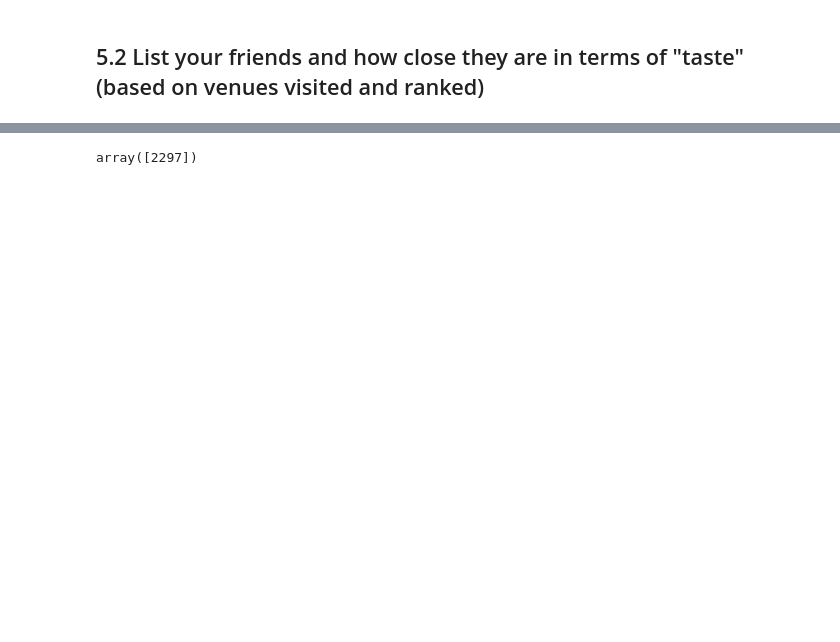
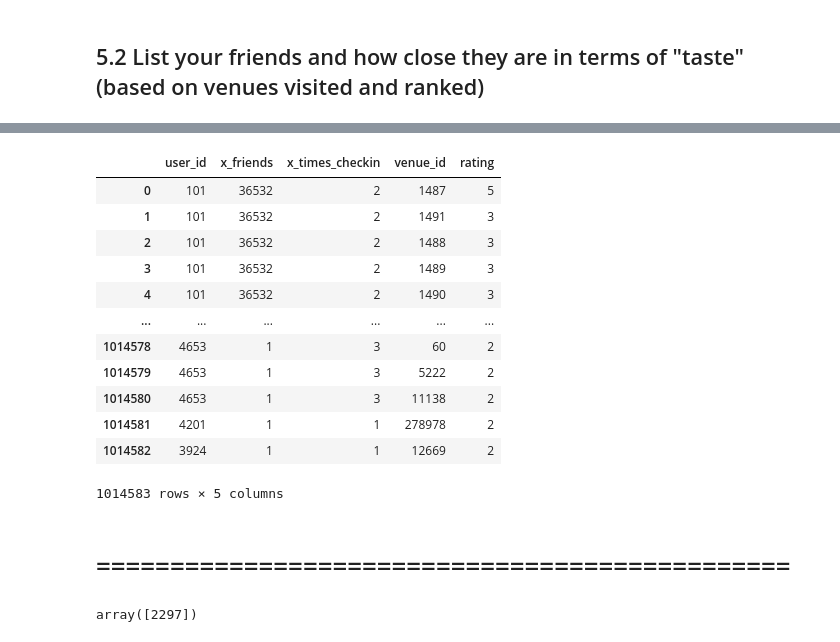
Before and after one commit to stefanauwyang/ml-engineer, a Jupyter notebook: ML-Engineer-Notebook.ipynb, the cells around one changed output, grey strips where cells are left out. Cells and saved outputs as stored; diff of their text form; code cells hidden in the pictures; blank space fills up the shorter version.

```diff
--- a/ML-Engineer-Notebook.ipynb
+++ b/ML-Engineer-Notebook.ipynb
@@ -655,2 +667,7 @@ plt.show()
 # %% [markdown]
 ## 5.2 List your friends and how close they are in terms of "taste" (based on venues visited and ranked)
+# %%
+# Users most social and has ever check in before
+users_social_checkins = users_social.merge(users_checkins, left_on='first_user_id', right_on='user_id')
+users_social_checkins = users_social_checkins[['user_id', 'x_friends', 'x_times_checkin']]
+users_social_checkins
@@ -656,0 +709,19 @@ plt.show()
+# %%
+# Merge with ratings users gave to each venues
+data = users_social_checkins.merge(venue_rating_by_user, left_on='user_id', right_on='user_id')
+data['rating'] = data['rating'].astype(int)
+data
+# %% [output]
+|  | user_id | x_friends | x_times_checkin | venue_id | rating |
+| 0 | 101 | 36532 | 2 | 1487 | 5 |
+| 1 | 101 | 36532 | 2 | 1491 | 3 |
+| 2 | 101 | 36532 | 2 | 1488 | 3 |
+| 3 | 101 | 36532 | 2 | 1489 | 3 |
+| 4 | 101 | 36532 | 2 | 1490 | 3 |
+| ... | ... | ... | ... | ... | ... |
+| 1014578 | 4653 | 1 | 3 | 60 | 2 |
+| 1014579 | 4653 | 1 | 3 | 5222 | 2 |
+| 1014580 | 4653 | 1 | 3 | 11138 | 2 |
+| 1014581 | 4201 | 1 | 1 | 278978 | 2 |
+| 1014582 | 3924 | 1 | 1 | 12669 | 2 |
+1014583 rows × 5 columns
@@ -657,3 +735,5 @@ plt.show()
+# %% [markdown]
+# ===============================================
 # %%
 from sklearn.tree import DecisionTreeClassifier
 dtree_model = DecisionTreeClassifier(max_depth = 2).fit(X_train, y_train)
```
Also changed, not shown: parts of 19 cells of this notebook.
